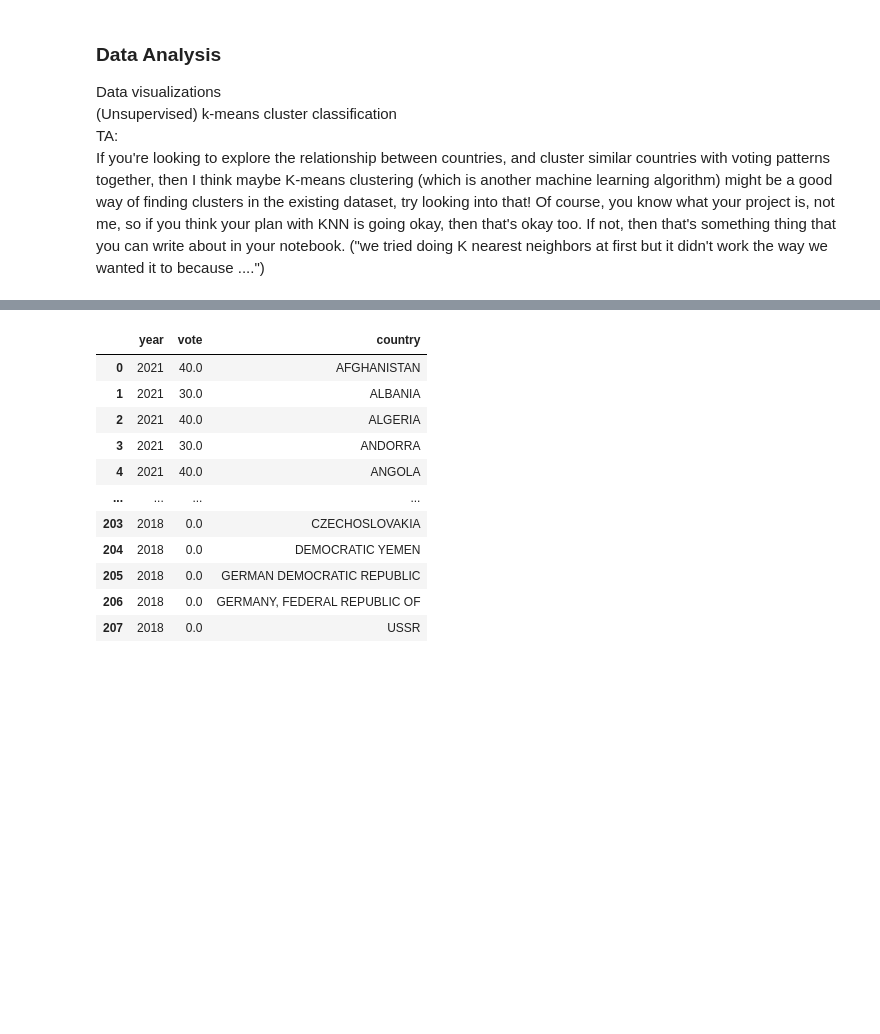
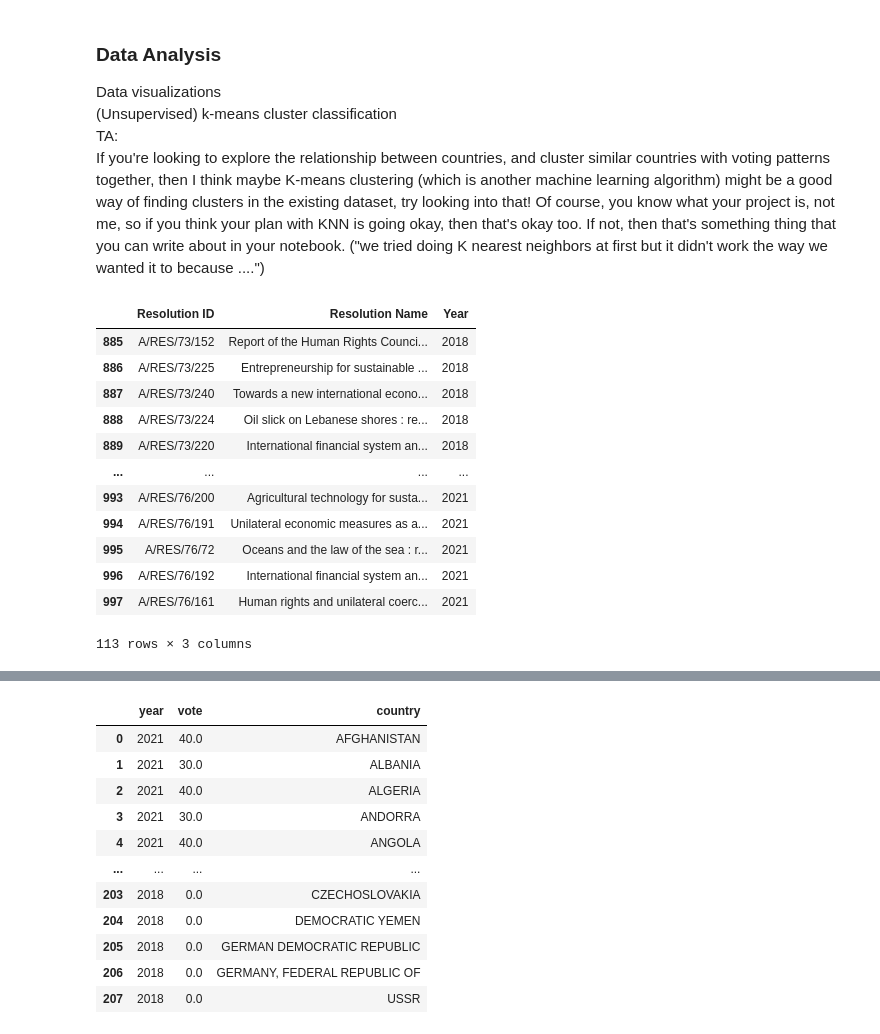
Before and after one commit to lbrown98/un-voting-patterns, a Jupyter notebook: k-means_cluster_analysis.ipynb, the cells around one changed output, grey strips where cells are left out. Cells and saved outputs as stored; diff of their text form; code cells hidden in the pictures; blank space fills up the shorter version.

```diff
--- a/k-means_cluster_analysis.ipynb
+++ b/k-means_cluster_analysis.ipynb
@@ -23,11 +17,38 @@ votes_df = pd.read_csv('all_voting_data.csv')
 # %%
-#sort Res ID in order of year
+# sort Res ID in order of year
+year_unique = res_df['Year'].unique()
+year_unique.sort()
 
-# year_unique = res_df['Year'].unique()
-# year_unique.sort()
-
-# sorted_res_df = res_df.sort_values(by=['Year'])
+sorted_res_df = res_df.sort_values(by=['Year'])
+sorted_res_df = sorted_res_df.reset_index(drop=True)
 # print(sorted_res_df.head(10))
 
-# sorted_res_ID = sorted_res_df['Resolution ID']
-# sorted_res_ID.head(10)
+sorted_res_ID = sorted_res_df['Resolution ID']
+sorted_res_ID.head(10)
+
+# chunk<start year>
+# chunk2018 has 2018-2021 only 4 years
+chunk1983 = sorted_res_df.loc[sorted_res_df['Year'].isin(range(1983, 1988))]
+chunk1988 = sorted_res_df.loc[sorted_res_df['Year'].isin(range(1988, 1993))]
+chunk1993 = sorted_res_df.loc[sorted_res_df['Year'].isin(range(1993, 1998))]
+chunk1998 = sorted_res_df.loc[sorted_res_df['Year'].isin(range(1998, 2003))]
+chunk2003 = sorted_res_df.loc[sorted_res_df['Year'].isin(range(2003, 2008))]
+chunk2008 = sorted_res_df.loc[sorted_res_df['Year'].isin(range(2008, 2013))]
+chunk2013 = sorted_res_df.loc[sorted_res_df['Year'].isin(range(2013, 2018))]
+chunk2018 = sorted_res_df.loc[sorted_res_df['Year'].isin(range(2018, 2023))]
+
+chunk2018
+# %% [output]
+|  | Resolution ID | Resolution Name | Year |
+| 885 | A/RES/73/152 | Report of the Human Rights Counci... | 2018 |
+| 886 | A/RES/73/225 | Entrepreneurship for sustainable ... | 2018 |
+| 887 | A/RES/73/240 | Towards a new international econo... | 2018 |
+| 888 | A/RES/73/224 | Oil slick on Lebanese shores : re... | 2018 |
+| 889 | A/RES/73/220 | International financial system an... | 2018 |
+| ... | ... | ... | ... |
+| 993 | A/RES/76/200 | Agricultural technology for susta... | 2021 |
+| 994 | A/RES/76/191 | Unilateral economic measures as a... | 2021 |
+| 995 | A/RES/76/72 | Oceans and the law of the sea : r... | 2021 |
+| 996 | A/RES/76/192 | International financial system an... | 2021 |
+| 997 | A/RES/76/161 | Human rights and unilateral coerc... | 2021 |
+113 rows × 3 columns
```
Also changed, not shown: parts of 18 cells of this notebook.
